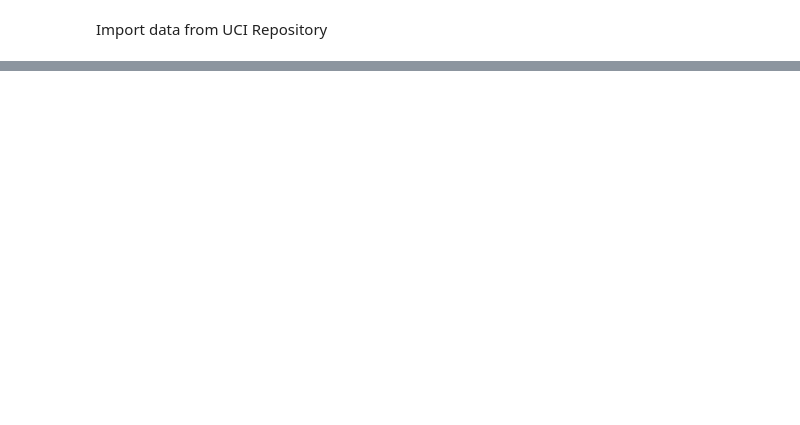
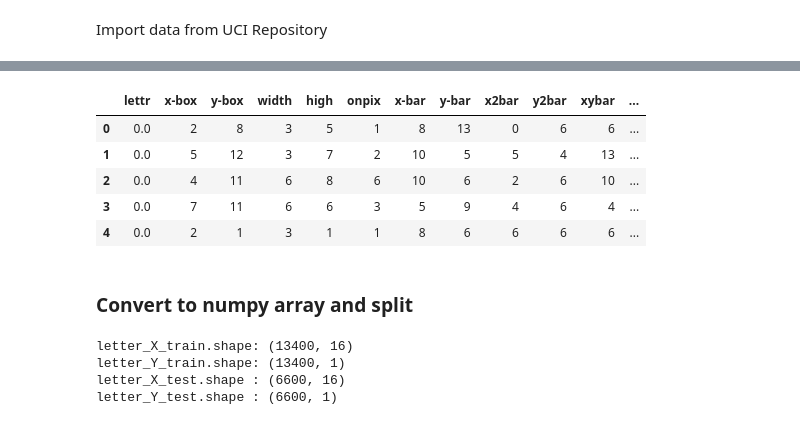
Before and after one commit to hal009/hal009.github.io, a Jupyter notebook: content/COGS118a/files/FinalProject/FinalProject.ipynb, the cells around one changed output, grey strips where cells are left out. Cells and saved outputs as stored; diff of their text form; code cells hidden in the pictures; blank space fills up the shorter version.

```diff
--- a/content/COGS118a/files/FinalProject/FinalProject.ipynb
+++ b/content/COGS118a/files/FinalProject/FinalProject.ipynb
@@ -29,0 +121,38 @@ ValueError: Length mismatch: Expected axis has 15 elements, new values have 14 e
+# %%
+# Based on the Data Description in
+# https://archive.ics.uci.edu/ml/machine-learning-databases/letter-recognition/letter-recognition.names
+
+df_letter.columns = [   'lettr'
+                        , 'x-box'
+                        , 'y-box'
+                        , 'width'
+                        , 'high '
+                        , 'onpix'
+                        , 'x-bar'
+                        , 'y-bar'
+                        , 'x2bar'
+                        , 'y2bar'
+                        , 'xybar'
+                        , 'x2ybr'
+                        , 'xy2br'
+                        , 'x-ege'
+                        , 'xegvy'
+                        , 'y-ege'
+                        , 'yegvx']
+# %%
+# In Caruana & Niculescu-Mizil,. 2006,
+# the LETTER.p1 dataset was analyzed with the letter 'O' being the positive case
+# and all else negative.
+
+df_letter['lettr'] = df_letter['lettr'].map({'O':1}).fillna(0)
+# %%
+df_letter.head()
+# %% [output]
+|  | lettr | x-box | y-box | width | high | onpix | x-bar | y-bar | x2bar | y2bar | xybar | ... |
+| 0 | 0.0 | 2 | 8 | 3 | 5 | 1 | 8 | 13 | 0 | 6 | 6 | ... |
+| 1 | 0.0 | 5 | 12 | 3 | 7 | 2 | 10 | 5 | 5 | 4 | 13 | ... |
+| 2 | 0.0 | 4 | 11 | 6 | 8 | 6 | 10 | 6 | 2 | 6 | 10 | ... |
+| 3 | 0.0 | 7 | 11 | 6 | 6 | 3 | 5 | 9 | 4 | 6 | 4 | ... |
+| 4 | 0.0 | 2 | 1 | 3 | 1 | 1 | 8 | 6 | 6 | 6 | 6 | ... |
+# %% [markdown]
+### Convert to numpy array and split
@@ -29,0 +165,10 @@ ValueError: Length mismatch: Expected axis has 15 elements, new values have 14 e
+# %%
+print('letter_X_train.shape: ' + str(letter_X_train.shape))
+print('letter_Y_train.shape: ' + str(letter_Y_train.shape))
+print('letter_X_test.shape : ' + str(letter_X_test.shape))
+print('letter_Y_test.shape : ' + str(letter_Y_test.shape))
+# %% [output]
+letter_X_train.shape: (13400, 16)
+letter_Y_train.shape: (13400, 1)
+letter_X_test.shape : (6600, 16)
+letter_Y_test.shape : (6600, 1)
```
Also changed, not shown: parts of 34 cells of this notebook.
